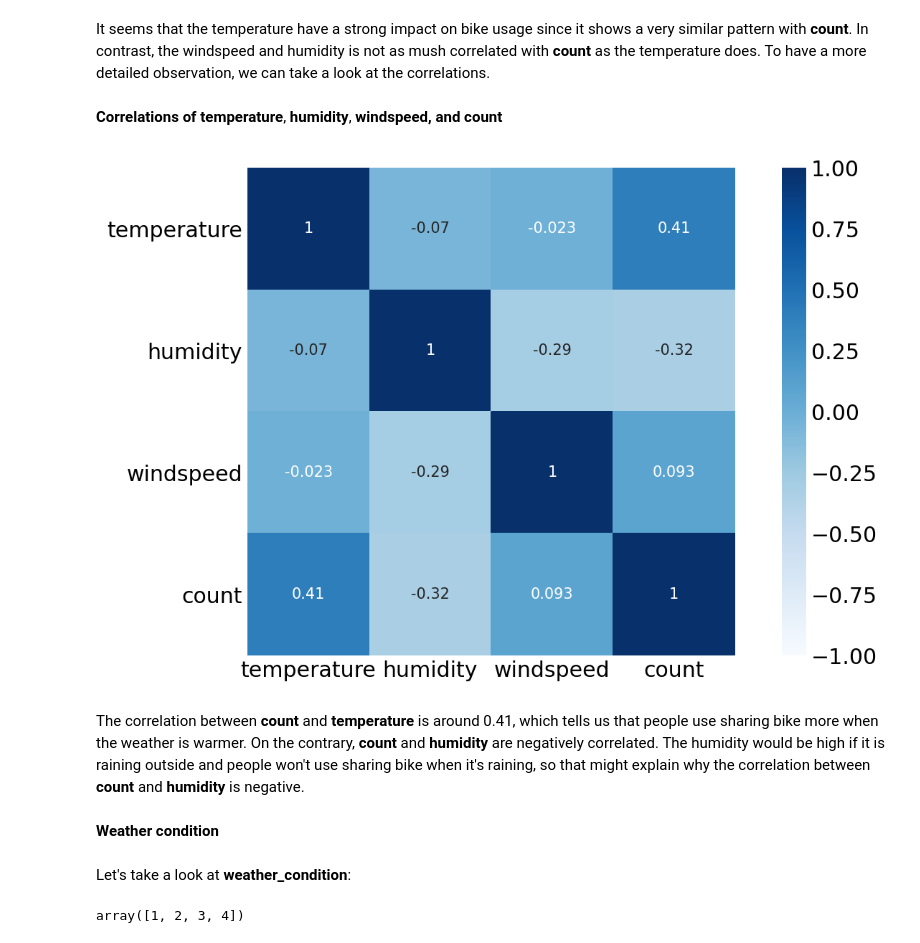
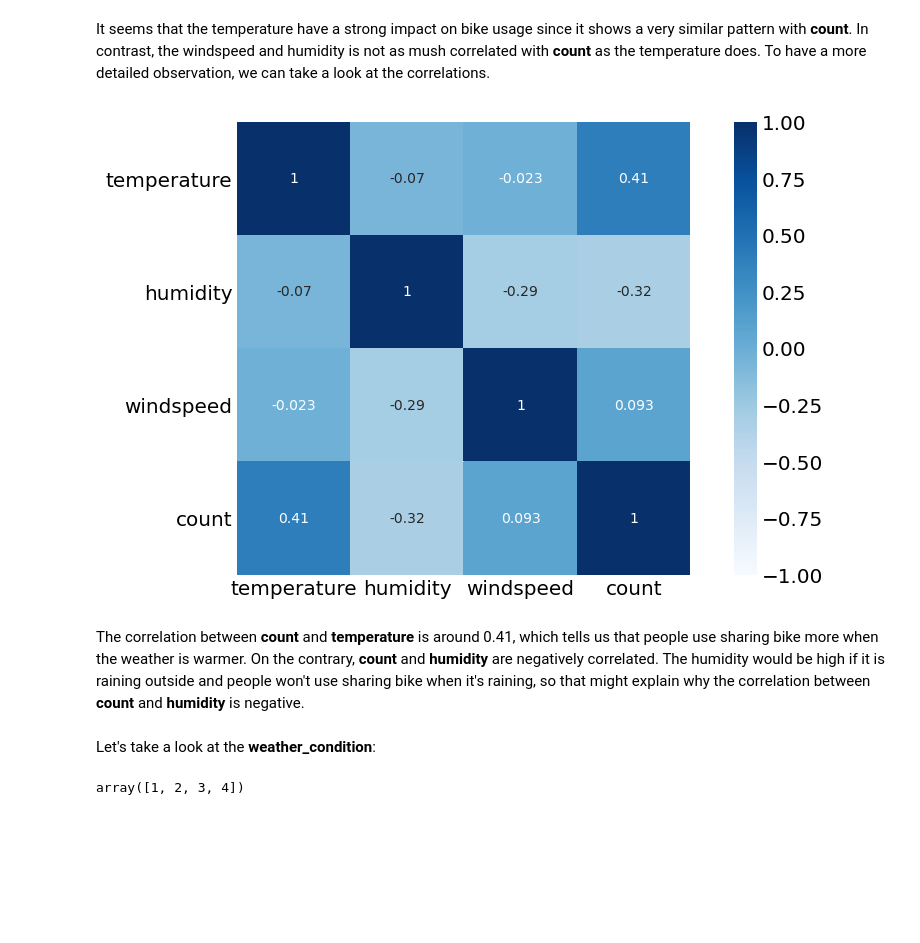
Before and after one commit to peiyiHung/mywebsite, a Jupyter notebook: _notebooks/2020-09-16-Analyzing Bike Sharing Trends.ipynb, the cells around one changed output. Drawn from its saved outputs; the diff is of its cells as text; code cells hidden in the pictures; blank space fills up the shorter version.

```diff
--- a/_notebooks/2020-09-16-Analyzing Bike Sharing Trends.ipynb
+++ b/_notebooks/2020-09-16-Analyzing Bike Sharing Trends.ipynb
@@ -273,22 +267,19 @@ for var, ax in zip(weather_variables, axes.flatten()):
 [figure]
 # %% [markdown]
 It seems that the temperature have a strong impact on bike usage since it shows a very similar pattern with **count**. In contrast, the windspeed and humidity is not as mush correlated with **count** as the temperature does. To have a more detailed observation, we can take a look at the correlations.
-# %% [markdown]
-**Correlations of temperature**, **humidity**, **windspeed, and count**
 # %%
+#collapse-hide
 corr_matrix = hour_df[weather_variables].corr().round(3)
 
-plt.figure(figsize=(10, 6), dpi=150)
+plt.figure(figsize=(10, 6), dpi=100)
 sns.heatmap(corr_matrix, vmin=-1, vmax=1,
             square=True, annot=True, cmap="Blues");
 # %% [output]
-[figure, old version]
+[figure, new version]
 # %% [markdown]
 The correlation between **count** and **temperature** is around 0.41, which tells us that people use sharing bike more when the weather is warmer. On the contrary, **count** and **humidity** are negatively correlated. The humidity would be high if it is raining outside and people won't use sharing bike when it's raining, so that might explain why the correlation between **count** and **humidity** is negative.
-# %% [markdown]
-**Weather condition**
 # %% [markdown]
-Let's take a look at **weather_condition**:
+Let's take a look at the **weather_condition**:
 # %%
 hour_df['weather_condition'].unique()
 # %% [output]
```
Also changed, not shown: parts of 12 cells of this notebook.
